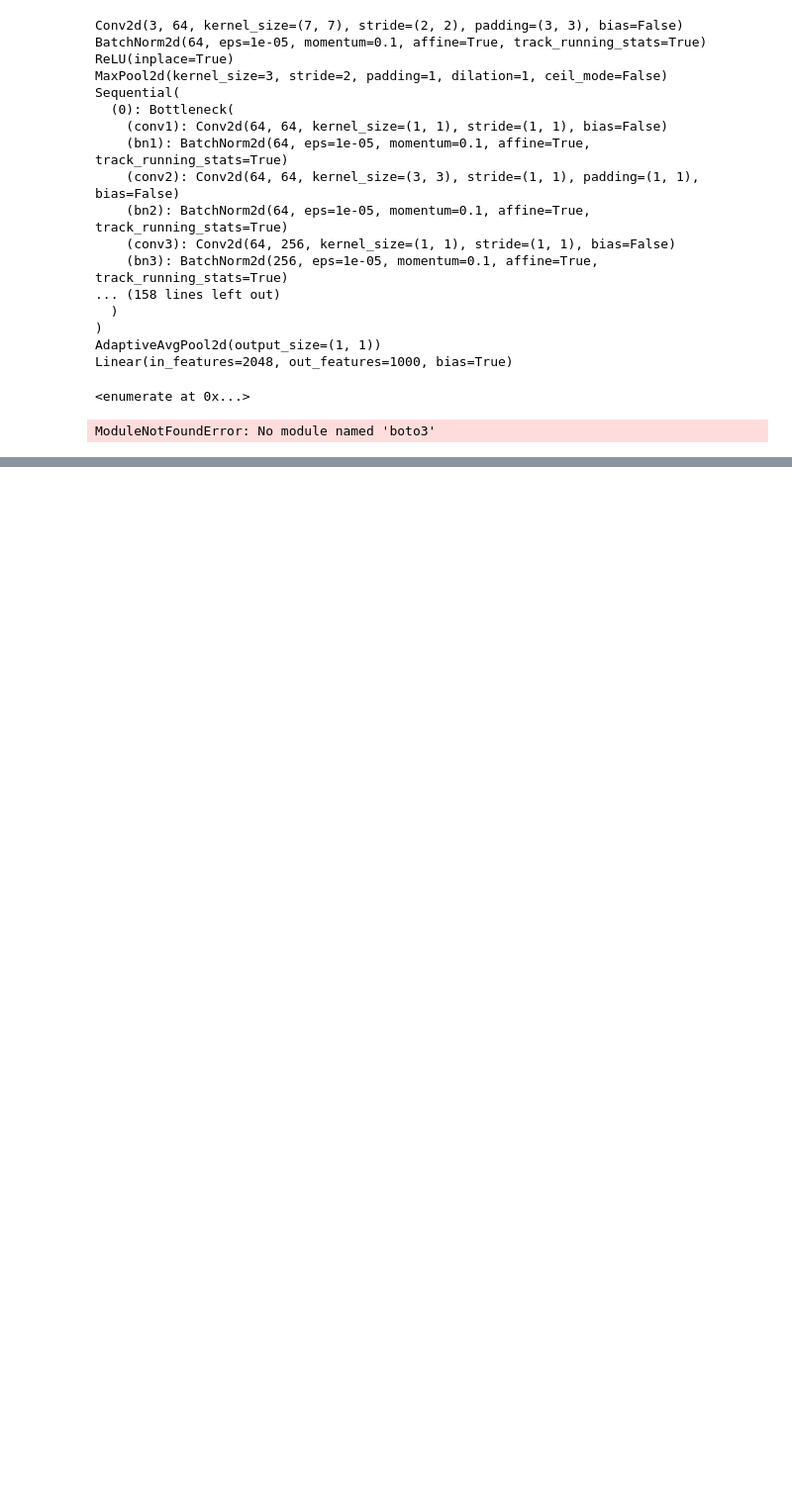
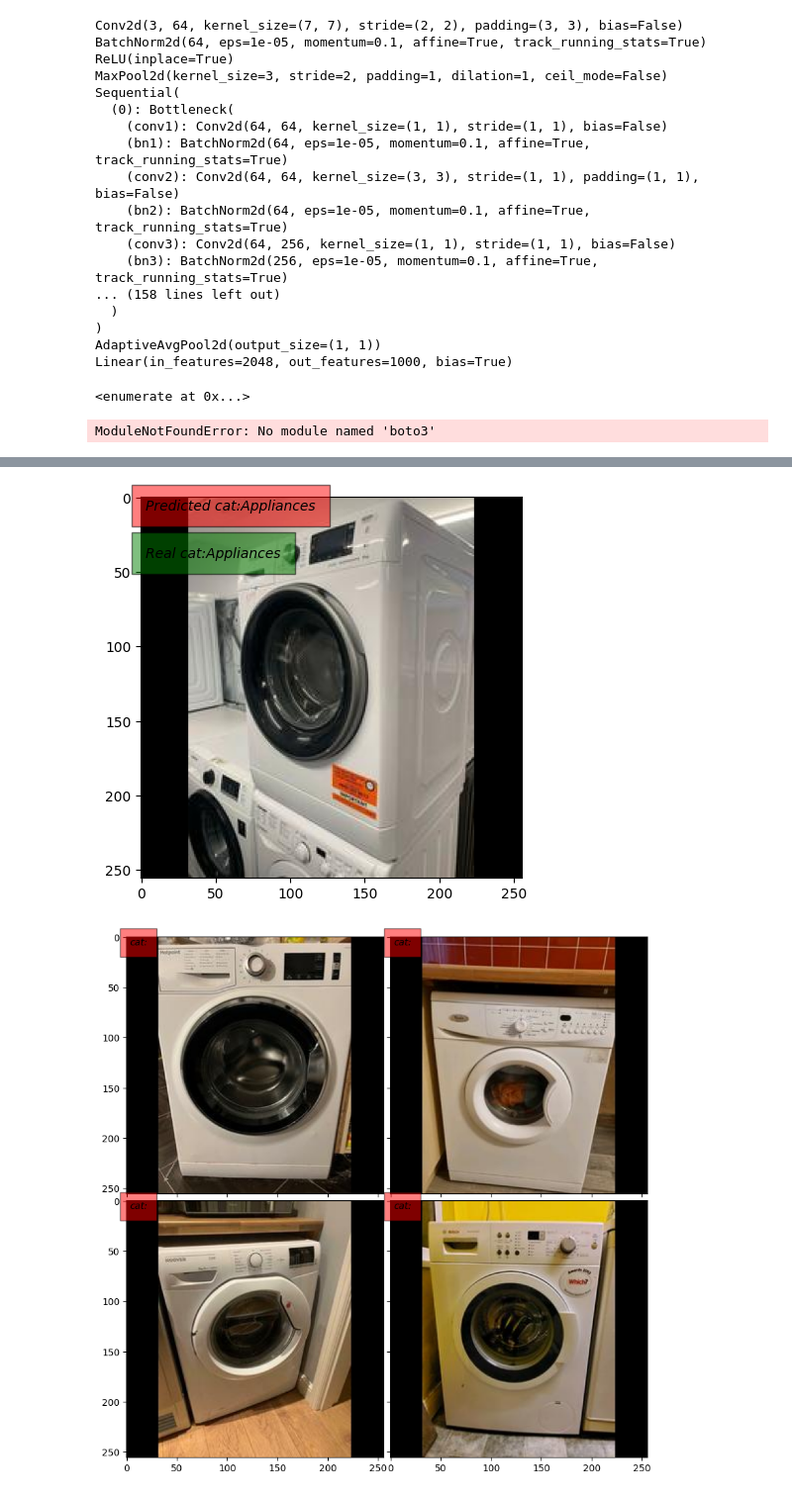
Before and after one commit to WitnessOfThe/facebook-marketplaces-recommendation-ranking-system, a Jupyter notebook: sandbox.ipynb, the cells around one changed output, grey strips where cells are left out. Shown at 99% size. Drawn from its saved outputs; the diff is of its cells as text; code cells hidden in the pictures; blank space fills up the shorter version.

Commit message:
All_requests_written

```diff
--- a/sandbox.ipynb
+++ b/sandbox.ipynb
@@ -193,0 +135,76 @@ Image.open(file_path+file_name)
+# %%
+import requests
+from IPython.display import Image as Im
+from PIL import Image
+
+import matplotlib.pyplot as plt
+from mpl_toolkits.axes_grid1 import ImageGrid
+import numpy as np
+from PIL import Image
+
+
+def plot_image_with_category(file_name,category_str,category_real):
+    fig = plt.figure(figsize=(5., 5.))
+    grid = ImageGrid(fig, 111,
+                    nrows_ncols=(1, 1),  # creates 2x2 grid of axes
+                    axes_pad=0.1,  # pad between axes
+                    )
+    img_arr = []
+    img_arr.append(Image.open(file_path + file_name + '.jpg'))
+
+    for ax, im in zip(grid, img_arr):
+        ax.imshow(im)
+        ax.text(3, 8, 'Predicted cat:'+category_str, style='italic',
+            bbox={'facecolor': 'red', 'alpha': 0.5, 'pad': 10})
+        ax.text(3, 40, 'Real cat:'+category_real, style='italic',
+            bbox={'facecolor': 'green', 'alpha': 0.5, 'pad': 10})
+
+def plot_images_with_category(resp_dic):
+    fig = plt.figure(figsize=(10., 10.))
+    grid = ImageGrid(fig, 111,
+                    nrows_ncols=(2, 2),  # creates 2x2 grid of axes
+                    axes_pad=0.1,  # pad between axes
+                    )
+    img_arr = []
+    for im in resp_dic['image_labels']:
+        img_arr.append(Image.open(file_path + im + '.jpg'))
+
+    for ax, im in zip(grid, img_arr):
+        ax.imshow(im)
+        ax.text(3, 8, 'cat:', style='italic',
+            bbox={'facecolor': 'red', 'alpha': 0.5, 'pad': 10})
+    plt.show()
+
+#host = 'http://host.docker.internal:8080'
+#host = 'http://127.0.0.1:8080'
+host = 'http://63.33.191.55:8080' # ec2 instance adress
+host = 'http://127.0.0.1:8000'   # local instance adress
+file_path = 'images_fb\\clean_images_224\\' # the image from test dataset
+
+file_name = 'cd572b96-4b13-4b13-93ae-fa4d48a0fad2'
+# file_name = '26bf3333-ff21-4f82-815d-f935c8861b77.jpg'
+
+url =  host+'/healthcheck'
+resp = requests.get(url)
+print(resp.json())
+
+url = host+'/predict/feature_embedding'
+file = {'file': open(file_path+file_name+'.jpg', 'rb')} # the image embedding
+embedings_req = requests.post(url=url,files=file)
+print(embedings_req.json())
+
+url = host+'/predict/category'
+file = {'file': open(file_path+file_name+'.jpg', 'rb')} # the image embedding
+category_req = requests.post(url=url,files=file)
+plot_image_with_category(file_name,category_req.json()['category'],'Appliances')
+print(category_req.json())
+
+
+url = host+'/predict/similar_images'
+file = {'file': open(file_path+file_name+'.jpg', 'rb')} # the image embedding
+resp = requests.post(url=url,files=file)
+resp_dic = dict(resp.json())
+print(resp_dic)
+
+plot_images_with_category(resp_dic)
+# %% [output]
@@ -193,0 +215,2 @@ Image.open(file_path+file_name)
+[figure, added]
+[figure, added]
```
Also changed, not shown: parts of 8 cells of this notebook, 9 other files.
